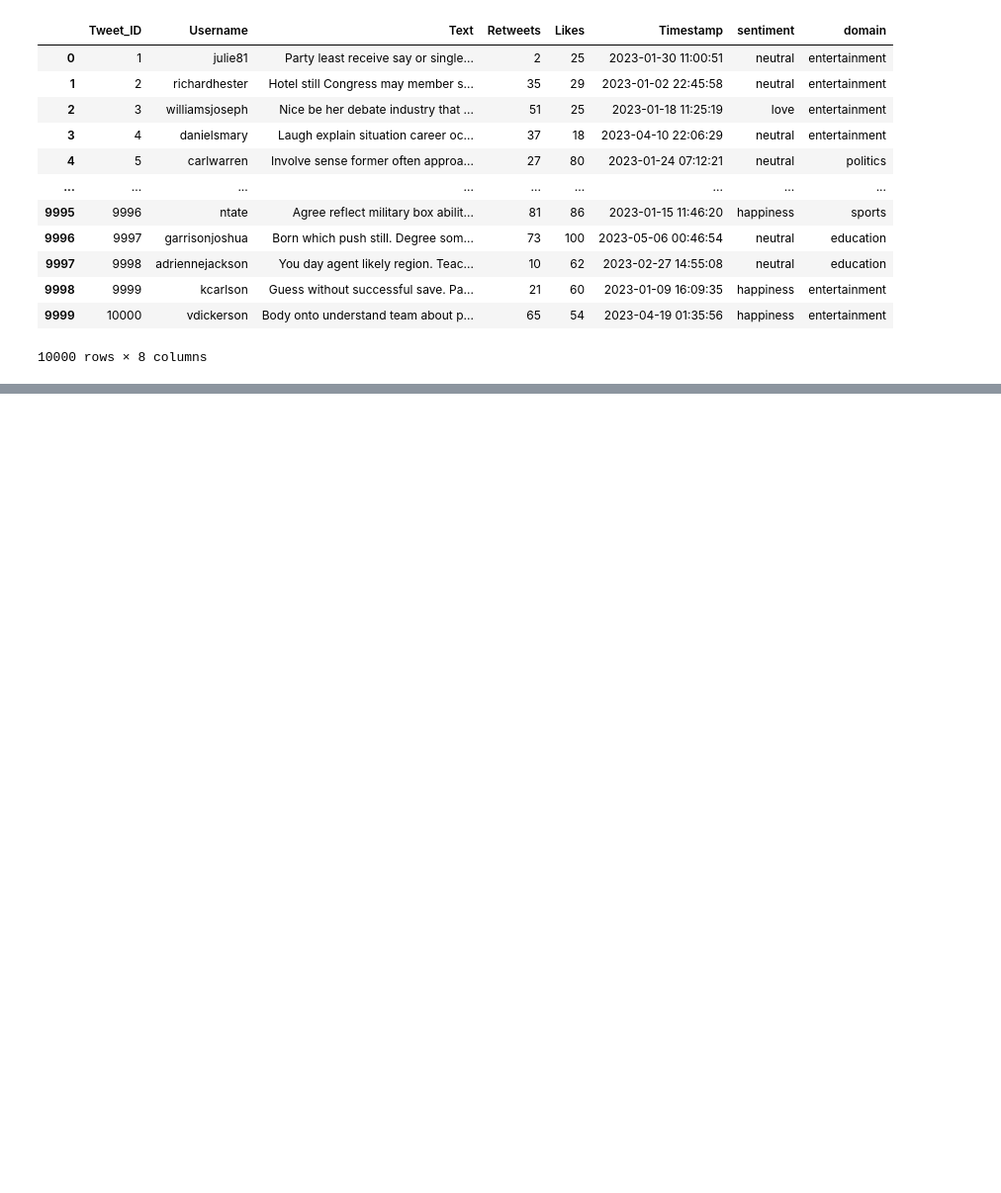
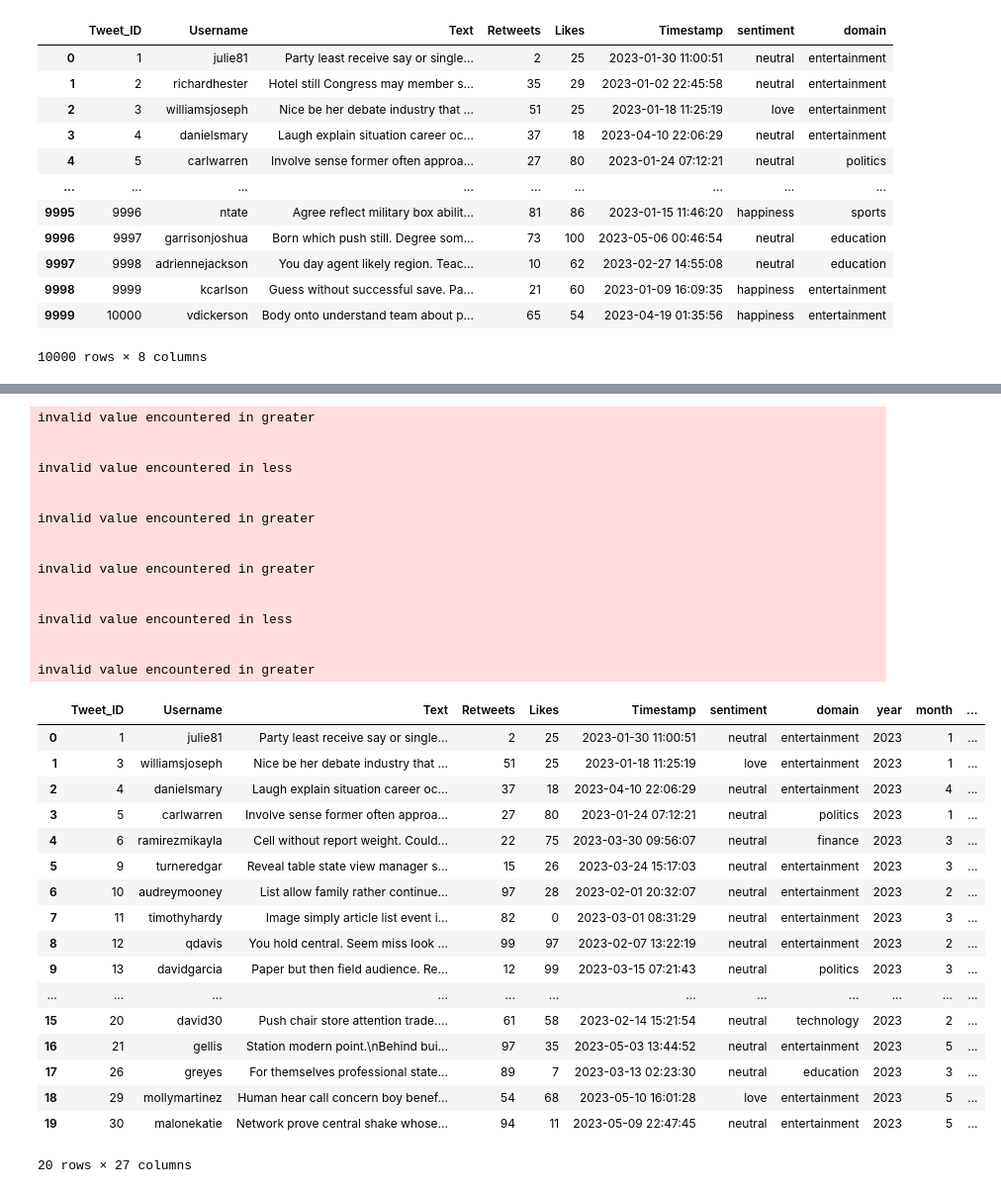
Before and after one commit to arundhatisingh17/Stock-Sentiment-Analysis, a Jupyter notebook: stock-prices-sentiment.ipynb, the cells around one changed output, grey strips where cells are left out. Shown at 99% size. Cells and saved outputs as stored; diff of their text form; code cells hidden in the pictures; blank space fills up the shorter version.

```diff
--- a/stock-prices-sentiment.ipynb
+++ b/stock-prices-sentiment.ipynb
@@ -150,2 +205,5 @@ twitter_dataset = pd.read_csv("/kaggle/working/twitter_dataset(domain).csv")
 # %%
 # merge the twitter dataset and the google dataset after grouping by month and year in both the datasets
+
+google_prices = pd.read_csv("/kaggle/input/google-daily-stock-prices-2004-today/googl_daily_prices.csv")
+google_prices
@@ -154,0 +241,20 @@ twitter_dataset = pd.read_csv("/kaggle/working/twitter_dataset(domain).csv")
+# %%
+twitter_updated["Timestamp"] = pd.to_datetime(twitter_updated["Timestamp"])
+
+twitter_updated["year"] = twitter_updated["Timestamp"].dt.year
+twitter_updated["month"] = twitter_updated["Timestamp"].dt.month
+twitter_updated["day"] = twitter_updated["Timestamp"].dt.day
+twitter_updated["day_of_week"] = twitter_updated["Timestamp"].dt.dayofweek  # Monday=0, Sunday=6
+twitter_updated["is_weekend"] = twitter_updated["day_of_week"].isin([5, 6]).astype(int)
+twitter_updated["hour"] = twitter_updated["Timestamp"].dt.hour
+twitter_updated["minute"] = twitter_updated["Timestamp"].dt.minute
+twitter_updated["second"] = twitter_updated["Timestamp"].dt.second
+twitter_updated["time_of_day"] = twitter_updated["hour"].apply(
+    lambda h: "morning" if 5 <= h < 12 else
+              "afternoon" if 12 <= h < 17 else
+              "evening" if 17 <= h < 21 else
+              "night"
+)
+
+
+twitter_updated
@@ -154,0 +275,9 @@ twitter_dataset = pd.read_csv("/kaggle/working/twitter_dataset(domain).csv")
+# %%
+google_prices["date"] = pd.to_datetime(google_prices["date"])
+google_prices["year"] = google_prices["date"].dt.year
+google_prices["month"] = google_prices["date"].dt.month
+google_prices["day"] = google_prices["date"].dt.day
+google_prices["day_of_week"] = google_prices["date"].dt.dayofweek
+google_prices["is_weekend"] = google_prices["day_of_week"].isin([5, 6]).astype(int)
+
+google_prices
@@ -154,0 +298,5 @@ twitter_dataset = pd.read_csv("/kaggle/working/twitter_dataset(domain).csv")
+# %%
+# merge both the datasets
+
+merged_df = twitter_updated.merge(google_prices, on = ["year", "month", "day"])
+merged_df
@@ -154,0 +325,39 @@ twitter_dataset = pd.read_csv("/kaggle/working/twitter_dataset(domain).csv")
+# %%
+merged_df["MA_20"] = merged_df["4. close"].rolling(window = 20).mean()
+merged_df["STD_20"] = merged_df["4. close"].rolling(window = 20).std()
+merged_df[:20]
+# %% [output]
+invalid value encountered in greater
+
+
+invalid value encountered in less
+
+
+invalid value encountered in greater
+
+
+invalid value encountered in greater
+
+
+invalid value encountered in less
+
+
+invalid value encountered in greater
+|  | Tweet_ID | Username | Text | Retweets | Likes | Timestamp | sentiment | domain | year | month | ... |
+| 0 | 1 | julie81 | Party least receive say or single... | 2 | 25 | 2023-01-30 11:00:51 | neutral | entertainment | 2023 | 1 | ... |
+| 1 | 3 | williamsjoseph | Nice be her debate industry that ... | 51 | 25 | 2023-01-18 11:25:19 | love | entertainment | 2023 | 1 | ... |
+| 2 | 4 | danielsmary | Laugh explain situation career oc... | 37 | 18 | 2023-04-10 22:06:29 | neutral | entertainment | 2023 | 4 | ... |
+| 3 | 5 | carlwarren | Involve sense former often approa... | 27 | 80 | 2023-01-24 07:12:21 | neutral | politics | 2023 | 1 | ... |
+| 4 | 6 | ramirezmikayla | Cell without report weight. Could... | 22 | 75 | 2023-03-30 09:56:07 | neutral | finance | 2023 | 3 | ... |
+| 5 | 9 | turneredgar | Reveal table state view manager s... | 15 | 26 | 2023-03-24 15:17:03 | neutral | entertainment | 2023 | 3 | ... |
+| 6 | 10 | audreymooney | List allow family rather continue... | 97 | 28 | 2023-02-01 20:32:07 | neutral | entertainment | 2023 | 2 | ... |
+| 7 | 11 | timothyhardy | Image simply article list event i... | 82 | 0 | 2023-03-01 08:31:29 | neutral | entertainment | 2023 | 3 | ... |
+| 8 | 12 | qdavis | You hold central. Seem miss look ... | 99 | 97 | 2023-02-07 13:22:19 | neutral | entertainment | 2023 | 2 | ... |
+| 9 | 13 | davidgarcia | Paper but then field audience. Re... | 12 | 99 | 2023-03-15 07:21:43 | neutral | politics | 2023 | 3 | ... |
+| ... | ... | ... | ... | ... | ... | ... | ... | ... | ... | ... | ... |
+| 15 | 20 | david30 | Push chair store attention trade.... | 61 | 58 | 2023-02-14 15:21:54 | neutral | technology | 2023 | 2 | ... |
+| 16 | 21 | gellis | Station modern point.\nBehind bui... | 97 | 35 | 2023-05-03 13:44:52 | neutral | entertainment | 2023 | 5 | ... |
+| 17 | 26 | greyes | For themselves professional state... | 89 | 7 | 2023-03-13 02:23:30 | neutral | education | 2023 | 3 | ... |
+| 18 | 29 | mollymartinez | Human hear call concern boy benef... | 54 | 68 | 2023-05-10 16:01:28 | love | entertainment | 2023 | 5 | ... |
+| 19 | 30 | malonekatie | Network prove central shake whose... | 94 | 11 | 2023-05-09 22:47:45 | neutral | entertainment | 2023 | 5 | ... |
+20 rows × 27 columns
```
Also changed, not shown: parts of 28 cells of this notebook.
